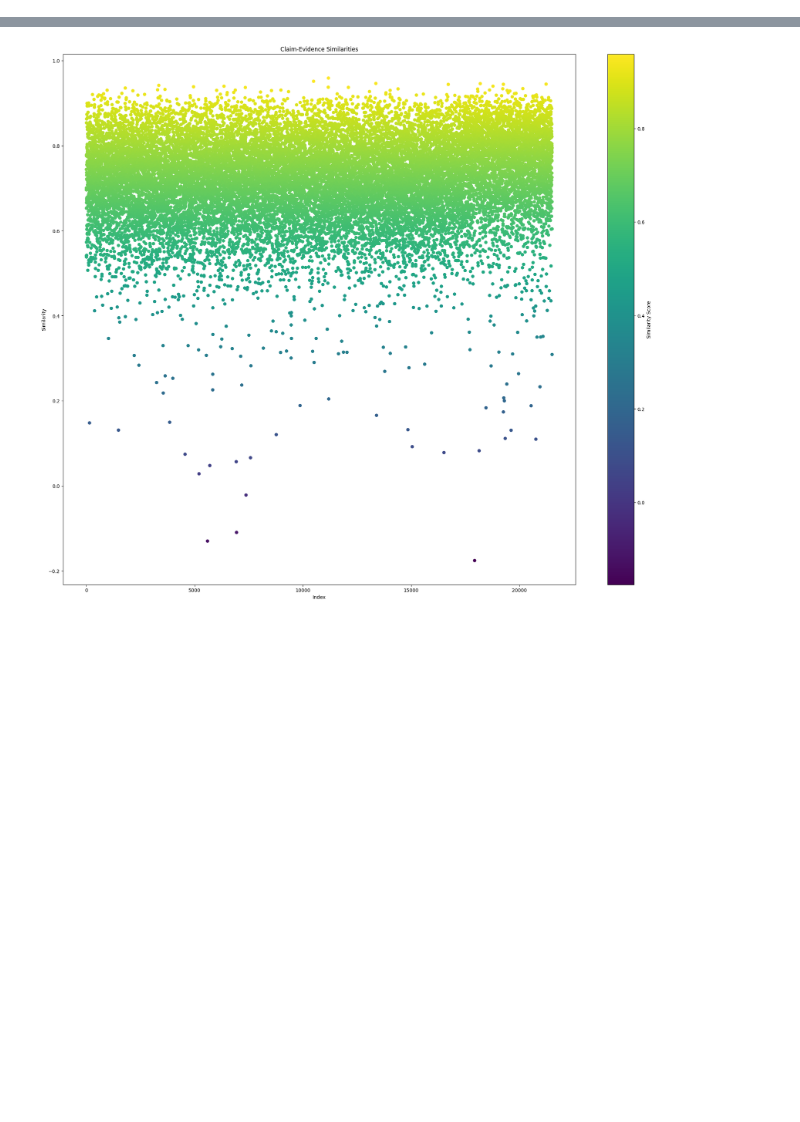
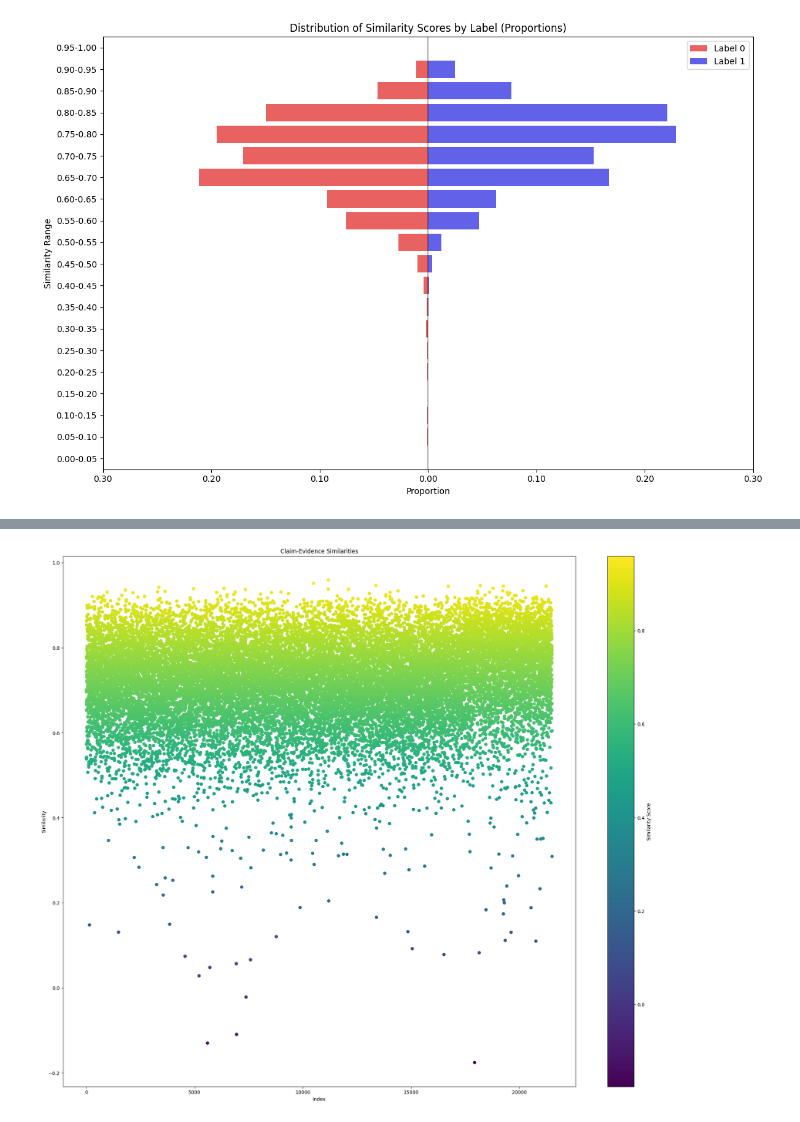
Before and after one commit to willasbery/comp34812, a Jupyter notebook: dataset-analysis.ipynb, the cells around one changed output, grey strips where cells are left out. Saved outputs shown, nothing was run; the diff lists cells and outputs as text; code cells hidden in the pictures; blank space fills up the shorter version.

```diff
--- a/dataset-analysis.ipynb
+++ b/dataset-analysis.ipynb
@@ -33 +92,65 @@ similarities = [1 - cosine(row['Claim Vectors'], row['Evidence Vectors']) for in
+# %%
+# Create bins for similarities
+min_similarity = np.nanmin(similarities)
+max_similarity = np.nanmax(similarities)
+bins = np.arange(0, 1.01, 0.05)  # Create bins from 0 to 1 with step 0.05
+bin_labels = [f'{bins[i]:.2f}-{bins[i+1]:.2f}' for i in range(len(bins)-1)]
+
+label_0_similarities = []
+label_1_similarities = []
+
+for idx, similarity in enumerate(similarities):
+    label = train_data.iloc[idx]['label']
+    if label == 0:
+        label_0_similarities.append(similarity)
+    else:
+        label_1_similarities.append(similarity)
+
+# Count similarities in each bin for each label
+label_0_hist, _ = np.histogram(label_0_similarities, bins=bins)
+label_1_hist, _ = np.histogram(label_1_similarities, bins=bins)
+
+# Calculate proportions instead of raw counts
+total_label_0 = len(label_0_similarities)
+total_label_1 = len(label_1_similarities)
+
+# Convert to proportions
+label_0_proportions = -label_0_hist / total_label_0  # Negative for left side
+label_1_proportions = label_1_hist / total_label_1   # Positive for right side
+
+# Create DataFrame for plotting
+df = pd.DataFrame({
+    'Similarity': bin_labels,
+    'Label 0': label_0_proportions,  # Proportions for left side of pyramid
+    'Label 1': label_1_proportions   # Proportions for right side of pyramid
+})
+
+# Create the plot
+plt.figure(figsize=(12, 8))
+
+# Plot Label 0 (left side)
+bar_plot = sns.barplot(x='Label 0', y='Similarity', data=df,
+                      color='red', alpha=0.7, label='Label 0')
+
+# Plot Label 1 (right side)
+bar_plot = sns.barplot(x='Label 1', y='Similarity', data=df,
+                      color='blue', alpha=0.7, label='Label 1')
+
+bar_plot.set(xlabel="Proportion",
+            ylabel="Similarity Range",
+            title="Distribution of Similarity Scores by Label (Proportions)")
+
+# Format x-ticks to show absolute values with percentage format
+xticks = plt.xticks()[0]
+plt.xticks(xticks, [f'{abs(x):.2f}' for x in xticks])
+
+# Add vertical line at x=0
+plt.axvline(x=0, color='black', linestyle='-', alpha=0.3)
+# Invert the y-axis to have 0 at the bottom and 1 at the top
+plt.gca().invert_yaxis()
+plt.legend()
+plt.tight_layout()
+plt.show()
+# %% [output]
+[figure, added]
 # %%
```
Also changed, not shown: parts of 4 cells of this notebook, 3 other files.
